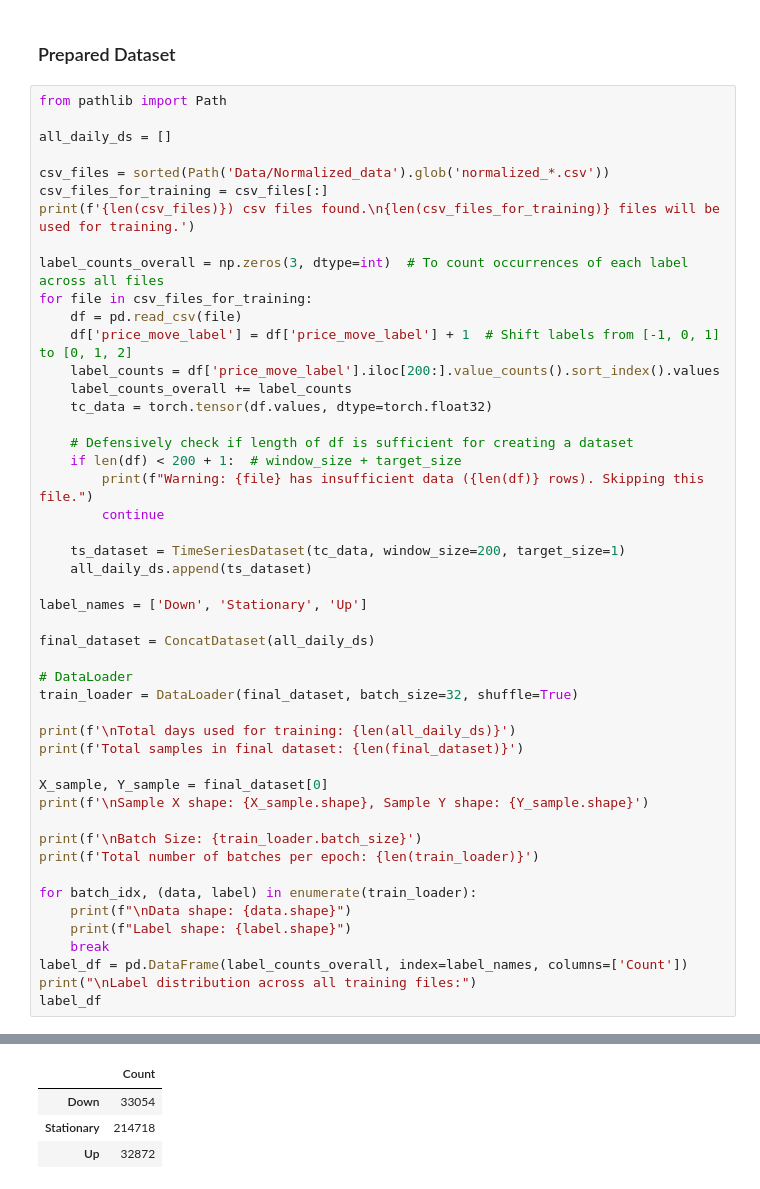
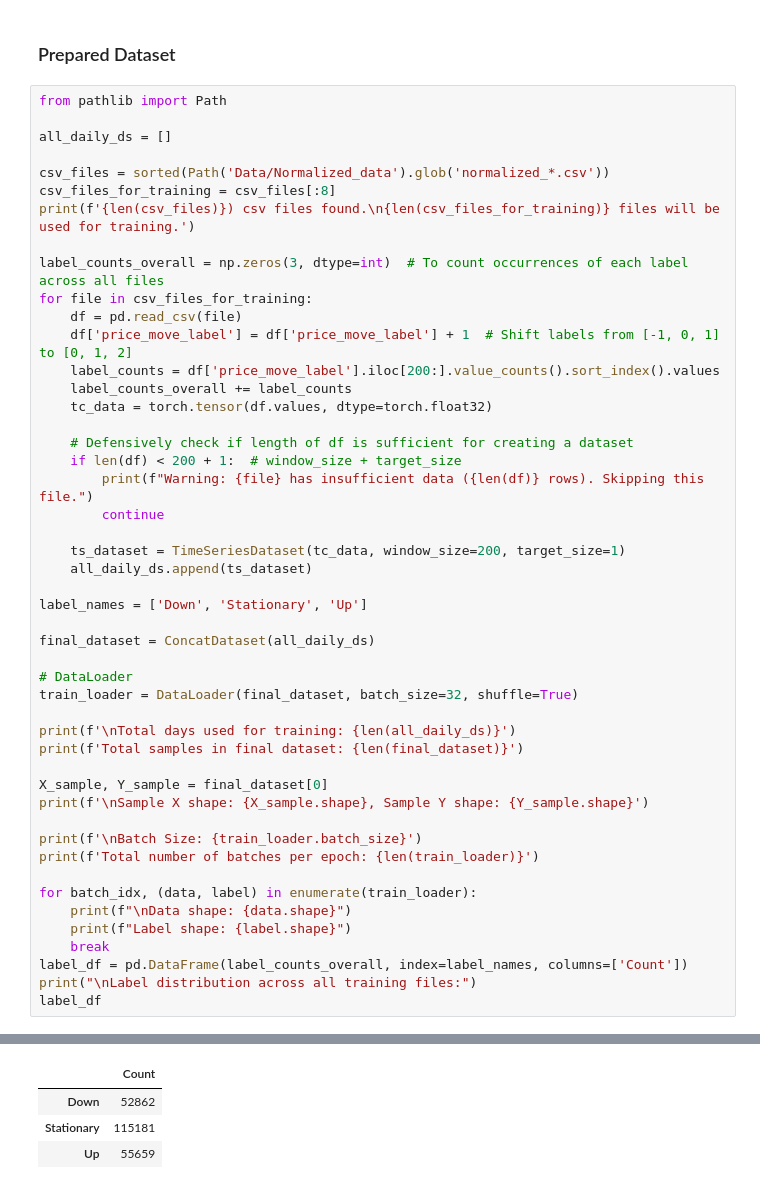
Before and after one commit to MatthewChang3721/DeepLOB, a Jupyter notebook: DeepLOB_demo.ipynb, the cells around one changed output, grey strips where cells are left out. Saved outputs shown, nothing was run; the diff lists cells and outputs as text.

```diff
--- a/DeepLOB_demo.ipynb
+++ b/DeepLOB_demo.ipynb
@@ -192,7 +194,7 @@ from pathlib import Path
 all_daily_ds = []
 
 csv_files = sorted(Path('Data/Normalized_data').glob('normalized_*.csv'))
-csv_files_for_training = csv_files[:]
+csv_files_for_training = csv_files[:8]
 print(f'{len(csv_files)}) csv files found.\n{len(csv_files_for_training)} files will be used for training.')
 
 label_counts_overall = np.zeros(3, dtype=int)  # To count occurrences of each label across all files
@@ -248,10 +250,10 @@ Total number of batches per epoch: 8771
 
 Data shape: torch.Size([32, 200, 5])
 Label shape: torch.Size([32, 1])
 
 Label distribution across all training files:
 |  | Count |
-| Down | 33054 |
-| Stationary | 214718 |
-| Up | 32872 |
+| Down | 52862 |
+| Stationary | 115181 |
+| Up | 55659 |
 # %%
```
Also changed, not shown: parts of 8 cells of this notebook, 1 other file.
